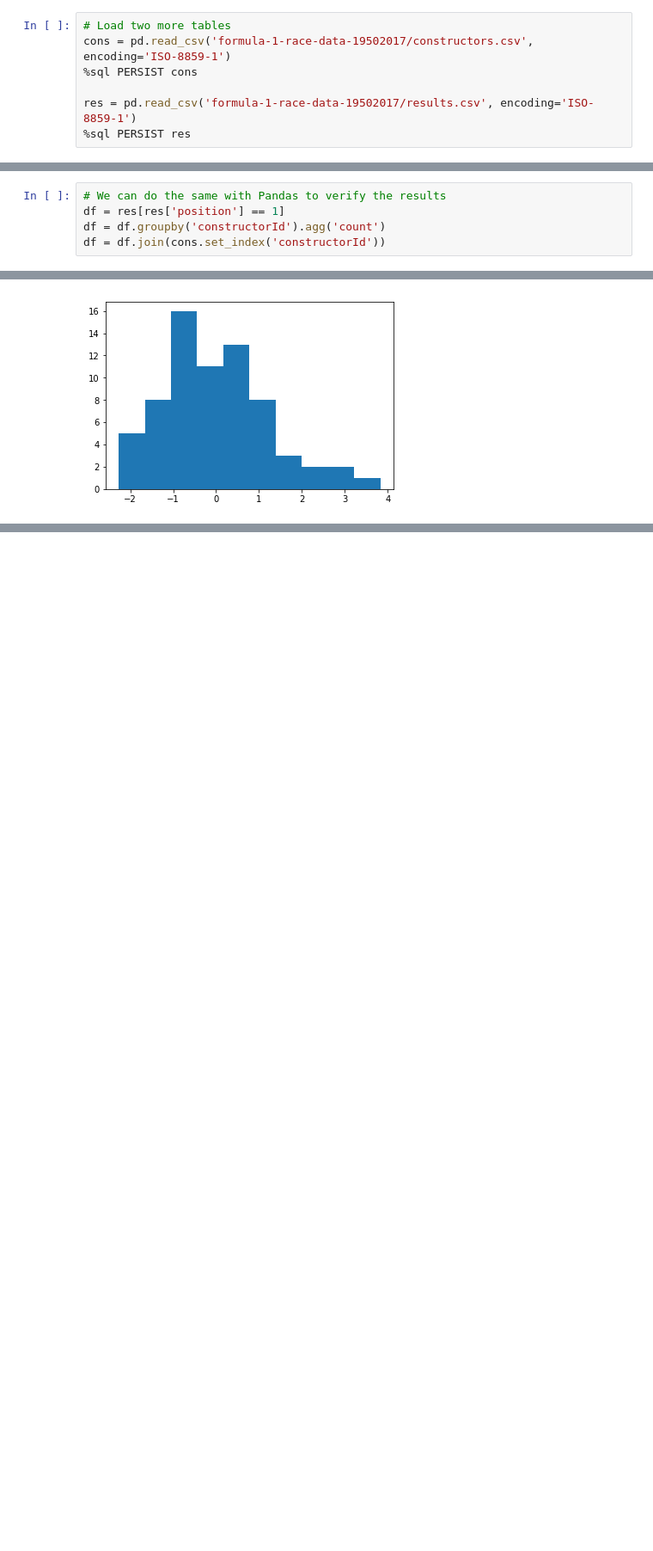
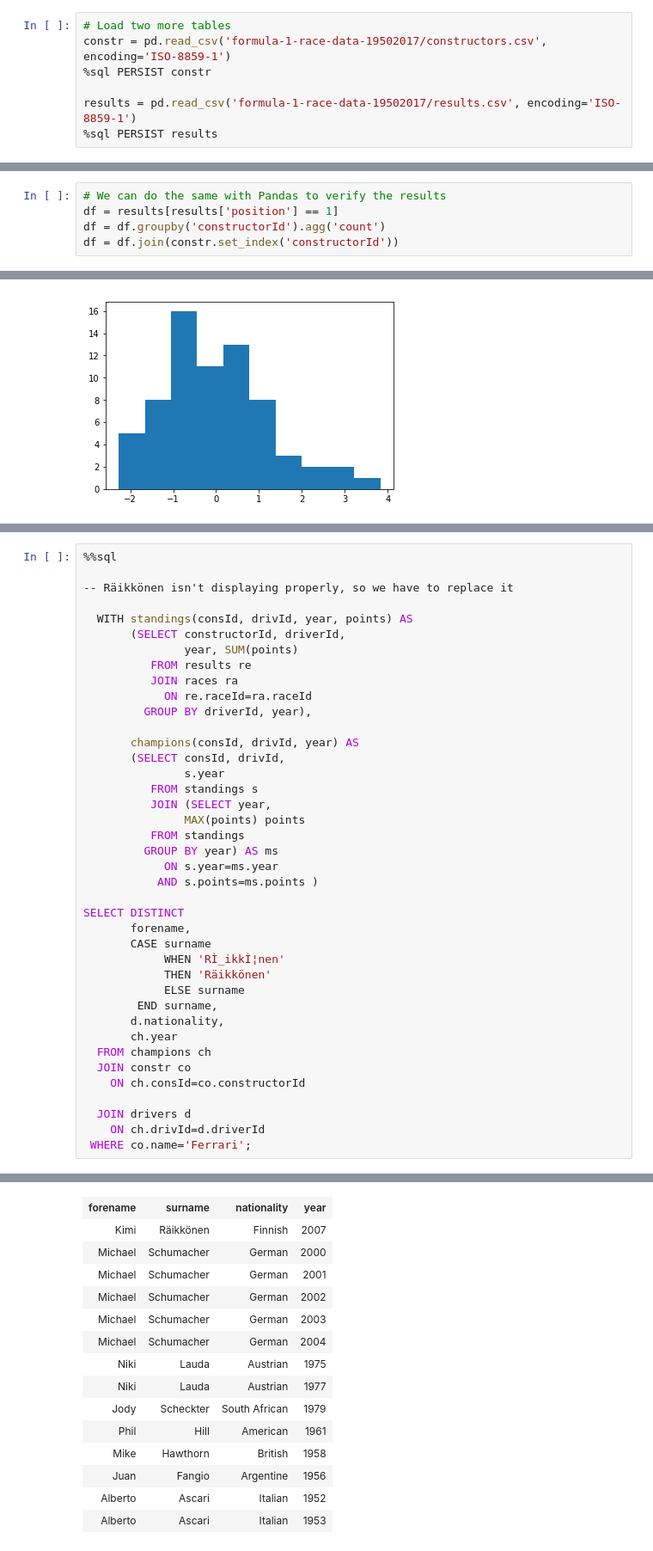
Before and after one commit to jla524/f1-analysis, a Jupyter notebook: formula-1-data-analysis.ipynb, the cells around one changed output, grey strips where cells are left out. Shown at 86% size. Saved outputs shown, nothing was run; the diff lists cells and outputs as text; blank space fills up the shorter version.

```diff
--- a/formula-1-data-analysis.ipynb
+++ b/formula-1-data-analysis.ipynb
@@ -103,11 +103,11 @@ _.bar();
 Find the most successful constructors in F1 by race wins and create a pie chart.
 # %%
 # Load two more tables
-cons = pd.read_csv('formula-1-race-data-19502017/constructors.csv', encoding='ISO-8859-1')
-%sql PERSIST cons
+constr = pd.read_csv('formula-1-race-data-19502017/constructors.csv', encoding='ISO-8859-1')
+%sql PERSIST constr
 
-res = pd.read_csv('formula-1-race-data-19502017/results.csv', encoding='ISO-8859-1')
-%sql PERSIST res
+results = pd.read_csv('formula-1-race-data-19502017/results.csv', encoding='ISO-8859-1')
+%sql PERSIST results
 # %% [output]
  * sqlite://
  * sqlite://
@@ -154,9 +154,9 @@ Done.
 | Brabham | 23 |
 # %%
 # We can do the same with Pandas to verify the results
-df = res[res['position'] == 1]
+df = results[results['position'] == 1]
 df = df.groupby('constructorId').agg('count')
-df = df.join(cons.set_index('constructorId'))
+df = df.join(constr.set_index('constructorId'))
 # %%
 # Both methods produced the same result, but which one is easier to read?
 df = df[['name', 'resultId']].sort_values('resultId', ascending=False)
@@ -275,0 +281,41 @@ plt.hist(races['raceId'] - races['fit'])
+# %%
+%%sql
+
+-- Räikkönen isn't displaying properly, so we have to replace it
+
+  WITH standings(consId, drivId, year, points) AS
+       (SELECT constructorId, driverId,
+               year, SUM(points)
+          FROM results re
+          JOIN races ra
+            ON re.raceId=ra.raceId
+         GROUP BY driverId, year),
+
+       champions(consId, drivId, year) AS
+       (SELECT consId, drivId,
+               s.year
+          FROM standings s
+          JOIN (SELECT year,
+               MAX(points) points
+          FROM standings
+         GROUP BY year) AS ms
+            ON s.year=ms.year
+           AND s.points=ms.points )
+
+SELECT DISTINCT
+       forename,
+       CASE surname
+            WHEN 'RÌ_ikkÌ¦nen'
+            THEN 'Räikkönen'
+            ELSE surname
+        END surname,
+       d.nationality,
+       ch.year
+  FROM champions ch
+  JOIN constr co
+    ON ch.consId=co.constructorId
+
+  JOIN drivers d
+    ON ch.drivId=d.driverId
+ WHERE co.name='Ferrari';
+# %% [output]
@@ -275,0 +324,15 @@ plt.hist(races['raceId'] - races['fit'])
+| forename | surname | nationality | year |
+| Kimi | Räikkönen | Finnish | 2007 |
+| Michael | Schumacher | German | 2000 |
+| Michael | Schumacher | German | 2001 |
+| Michael | Schumacher | German | 2002 |
+| Michael | Schumacher | German | 2003 |
+| Michael | Schumacher | German | 2004 |
+| Niki | Lauda | Austrian | 1975 |
+| Niki | Lauda | Austrian | 1977 |
+| Jody | Scheckter | South African | 1979 |
+| Phil | Hill | American | 1961 |
+| Mike | Hawthorn | British | 1958 |
+| Juan | Fangio | Argentine | 1956 |
+| Alberto | Ascari | Italian | 1952 |
+| Alberto | Ascari | Italian | 1953 |
```
Also changed, not shown: parts of 7 cells of this notebook.
